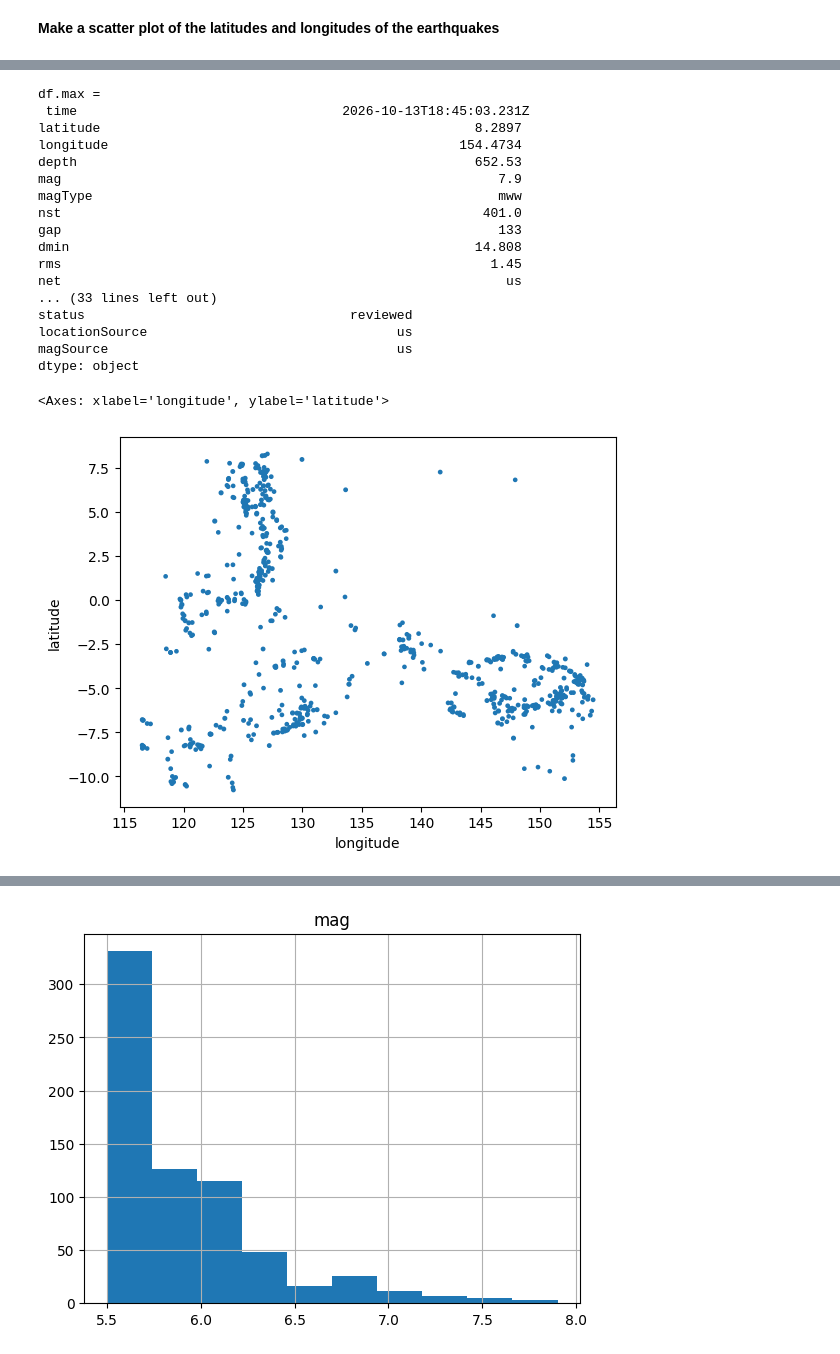
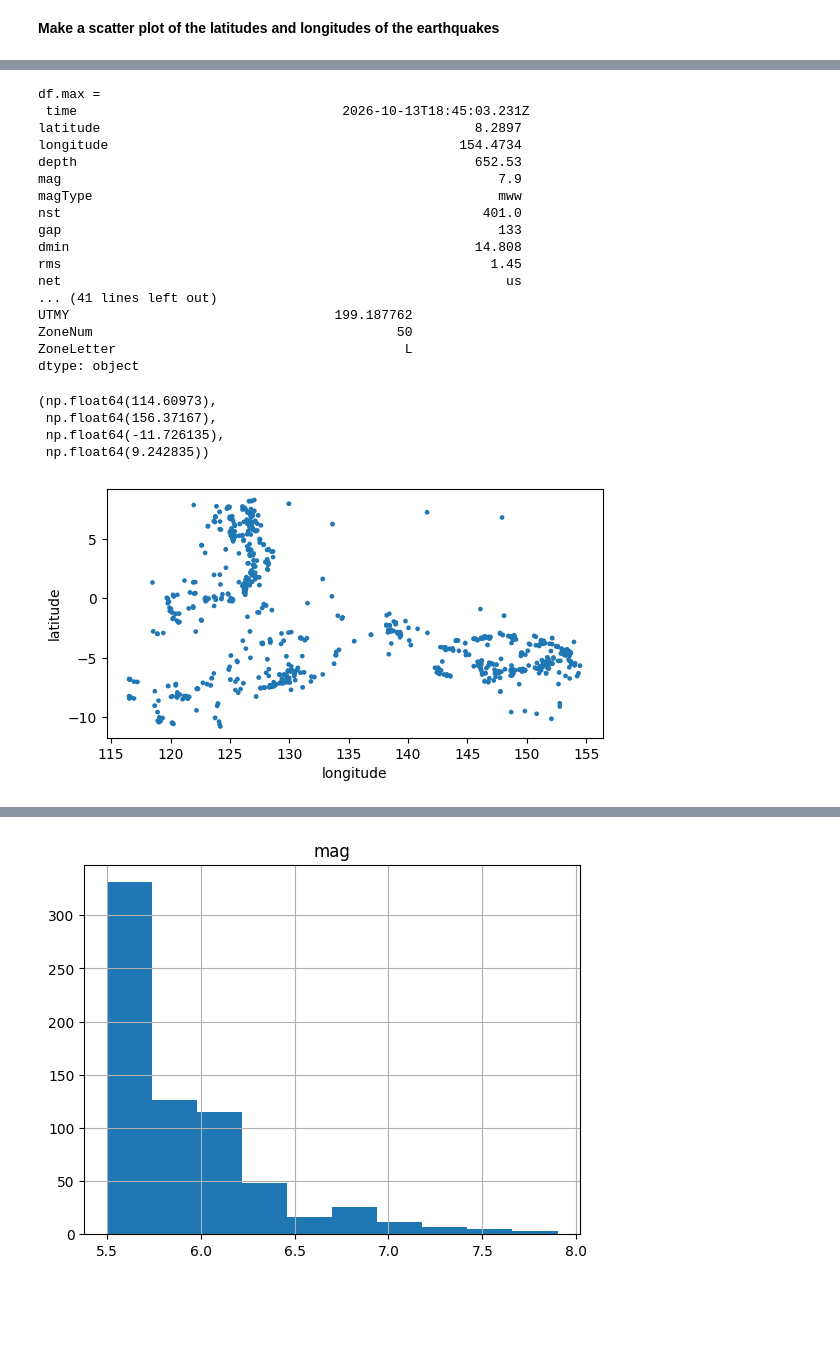
Before and after one commit to CharalapML/ColabCode, a Jupyter notebook: 3D_Earthquake_clustering1_USGSdatafromSEAsia.ipynb, the cells around one changed output, grey strips where cells are left out. Cells and saved outputs as stored; diff of their text form; code cells hidden in the pictures; blank space fills up the shorter version.

```diff
--- a/3D_Earthquake_clustering1_USGSdatafromSEAsia.ipynb
+++ b/3D_Earthquake_clustering1_USGSdatafromSEAsia.ipynb
@@ -23,7 +29,7 @@ from pathlib import Path
 
 # Use the CSV bundled with the repo; fall back to the GitHub copy when the notebook is opened on its own (e.g. in Colab)
 DATA_PATH = Path('data/EarthQuakeData_SE_Asia.csv')
-DATA_URL = 'https://raw.githubusercontent.com/CharalapML/ColabCode/TestingBranch/data/EarthQuakeData_SE_Asia.csv'
+DATA_URL = 'https://raw.githubusercontent.com/CharalapML/ColabCode/main/data/EarthQuakeData_SE_Asia.csv'
 df = pd.read_csv(DATA_PATH if DATA_PATH.exists() else DATA_URL)
 # %%
 df.head(5)
@@ -92,0 +85,11 @@ display (df)
+# %%
+# Vectorized conversion using the utm library
+def convert_to_utm(row):
+    try:
+        # utm.from_latlon returns (EASTING, NORTHING, ZONE_NUMBER, ZONE_LETTER)
+        easting, northing, zonenumber, zoneletter = utm.from_latlon(row['latitude'], row['longitude'])
+        return pd.Series([easting, northing, zonenumber, zoneletter])
+    except Exception:
+        return pd.Series([None, None, None, None])
+
+df[['UTMX', 'UTMY', 'ZoneNum', 'ZoneLetter']] = df.apply(convert_to_utm, axis=1)
@@ -123,15 +143,19 @@ gap                                                        133
 dmin                                                    14.808
 rms                                                       1.45
 net                                                         us
-... (33 lines left out)
-status                                  reviewed
-locationSource                                us
-magSource                                     us
+... (41 lines left out)
+UTMY                                  199.187762
+ZoneNum                                       50
+ZoneLetter                                     L
 dtype: object
 # %%
 depth = df['depth']
 long = df['longitude']
 df.plot.scatter(x = 'longitude' , y = 'latitude', s = df['mag'])
+plt.axis('scaled')
 # %% [output]
-<Axes: xlabel='longitude', ylabel='latitude'>
+(np.float64(114.60973),
+ np.float64(156.37167),
+ np.float64(-11.726135),
+ np.float64(9.242835))
-[figure, old version]
+[figure, new version]
```
Also changed, not shown: parts of 23 cells of this notebook, 2 other files.
